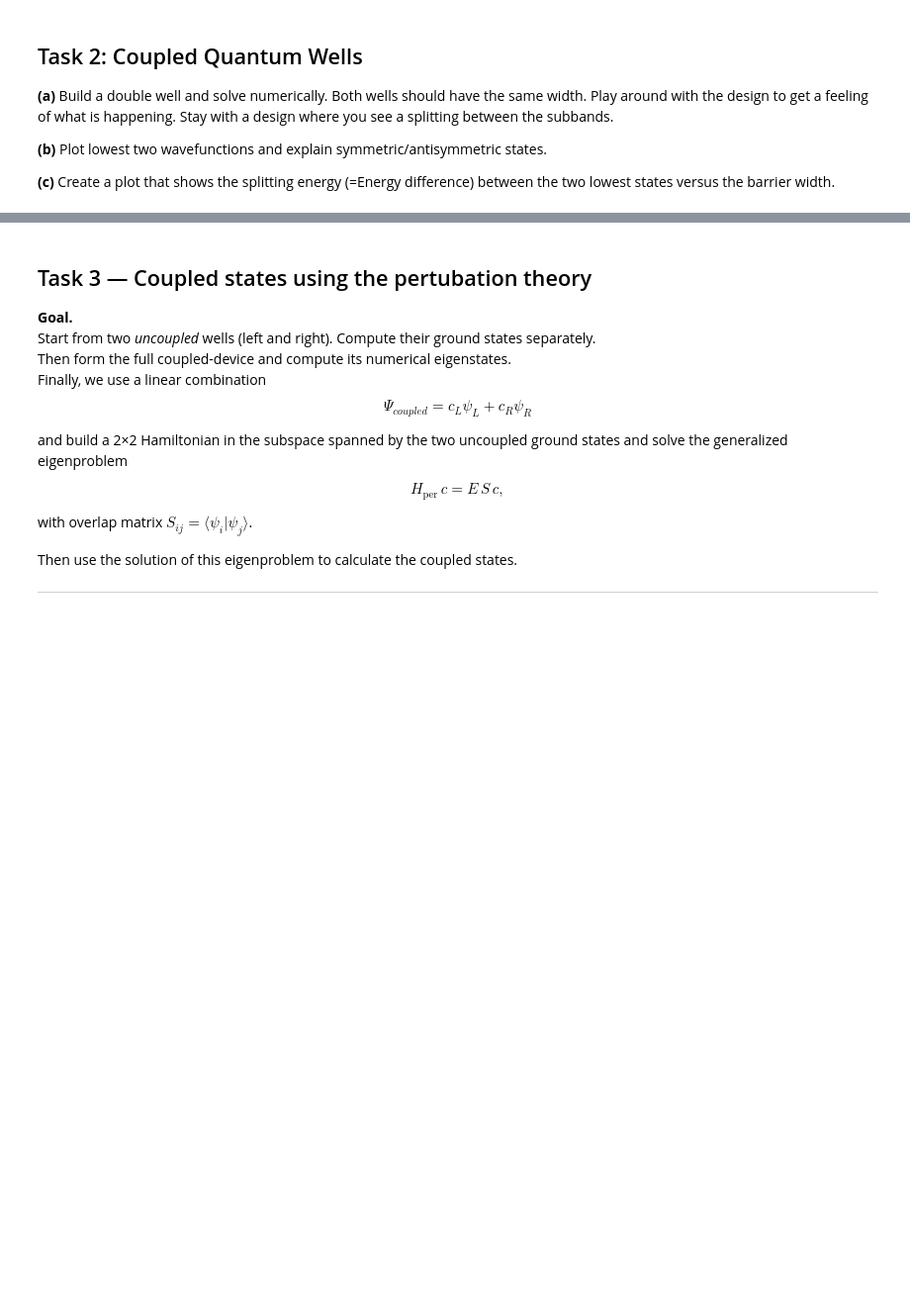
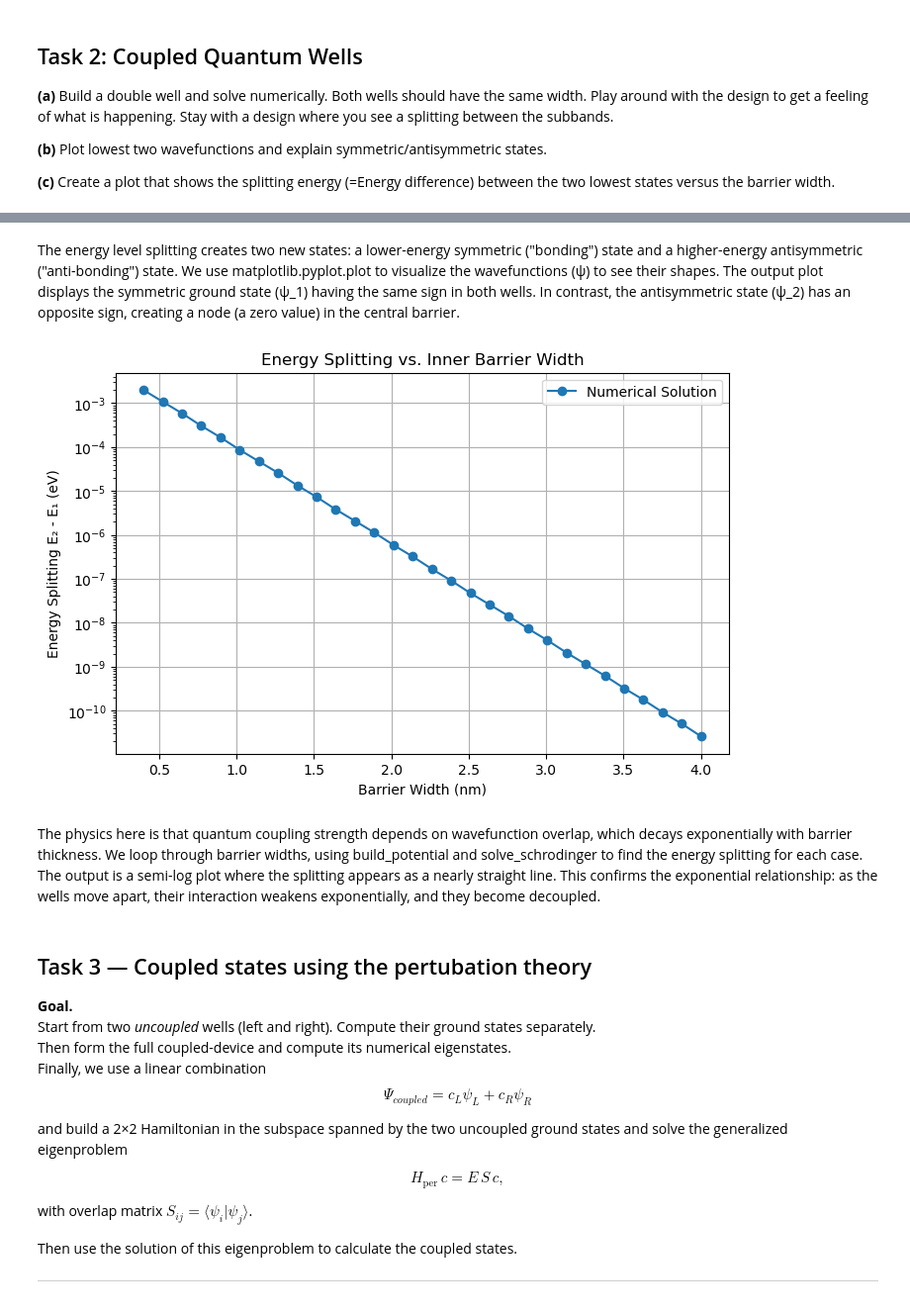
Before and after one commit to tbatb/quantum-tech-devices, a Jupyter notebook: homework1/homework_1.ipynb, the cells around one changed output, grey strips where cells are left out. Shown at 99% size. Saved outputs shown, nothing was run; the diff lists cells and outputs as text; code cells hidden in the pictures; blank space fills up the shorter version.

```diff
--- a/homework1/homework_1.ipynb
+++ b/homework1/homework_1.ipynb
@@ -217,3 +270,42 @@ plt.show()
+# %% [markdown]
+The energy level splitting creates two new states: a lower-energy symmetric ("bonding") state and a higher-energy antisymmetric ("anti-bonding") state.
+We use matplotlib.pyplot.plot to visualize the wavefunctions (ψ) to see their shapes. The output plot displays the symmetric ground state (ψ_1) having the same sign in both wells.
+In contrast, the antisymmetric state (ψ_2) has an opposite sign, creating a node (a zero value) in the central barrier.
+# %%
+# Task 2c: Calculate splitting vs. barrier width
+barrier_widths_nm = np.linspace(0.4, 4.0, 30)
+energy_splittings = []
+
+for b_width in barrier_widths_nm:
+    # Define layers for the current barrier width
+    layers_current = [
+        (outer_barrier_nm, barrier_height_eV), (well_width_nm, 0.0),
+        (b_width, barrier_height_eV),
+        (well_width_nm, 0.0), (outer_barrier_nm, barrier_height_eV)
+    ]
+    # Build and solve
+    z_curr, V_curr = build_potential(layers_current, dz_nm=0.01)
+    energies_curr, _ = solve_schrodinger(z_curr, V_curr, n_eigsh=2)
+    # Calculate and store the splitting
+    splitting = energies_curr[1] - energies_curr[0]
+    energy_splittings.append(splitting)
+
+# Plot the results
+plt.figure(figsize=(8, 5))
+plt.plot(barrier_widths_nm, energy_splittings, 'o-', label='Numerical Solution')
+plt.yscale('log') # Use a log scale to see the exponential decay
+plt.title('Energy Splitting vs. Inner Barrier Width')
+plt.xlabel('Barrier Width (nm)')
+plt.ylabel('Energy Splitting E₂ - E₁ (eV)')
+plt.grid(True)
+plt.legend()
+plt.show() # takes approx 600ms
+# %% [output]
+[figure, added]
+# %% [markdown]
+The physics here is that quantum coupling strength depends on wavefunction overlap, which decays exponentially with barrier thickness.
+We loop through barrier widths, using build_potential and solve_schrodinger to find the energy splitting for each case.
+The output is a semi-log plot where the splitting appears as a nearly straight line. This confirms the exponential relationship: as the wells move apart, their interaction weakens exponentially, and they become decoupled.
 # %% [markdown]
 ## Task 3 — Coupled states using the pertubation theory
 
```
Also changed, not shown: parts of 12 cells of this notebook, 1 other file.
